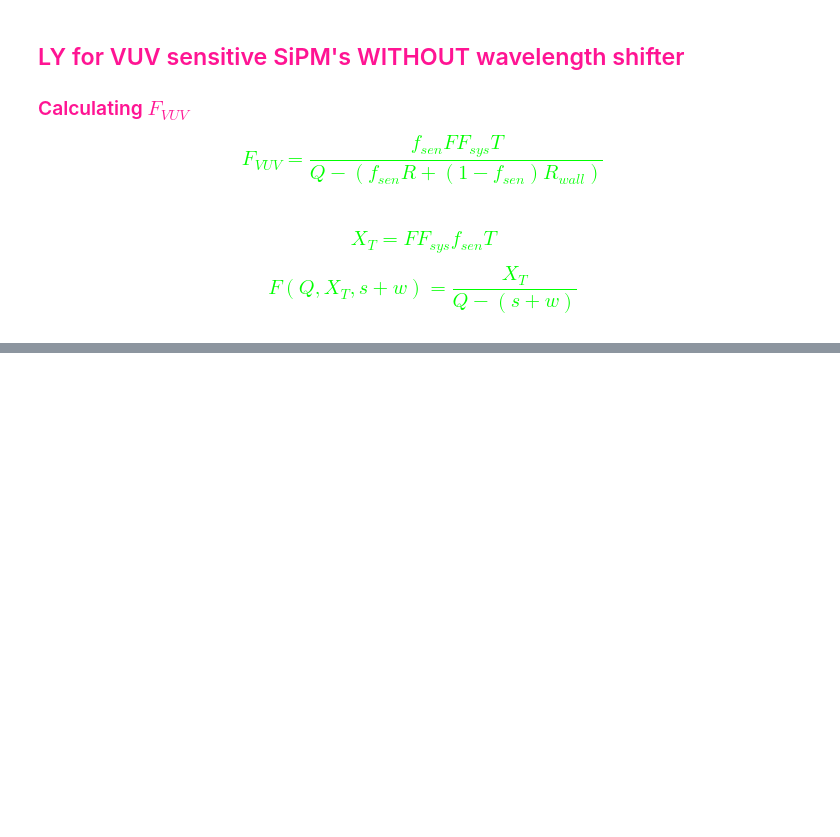
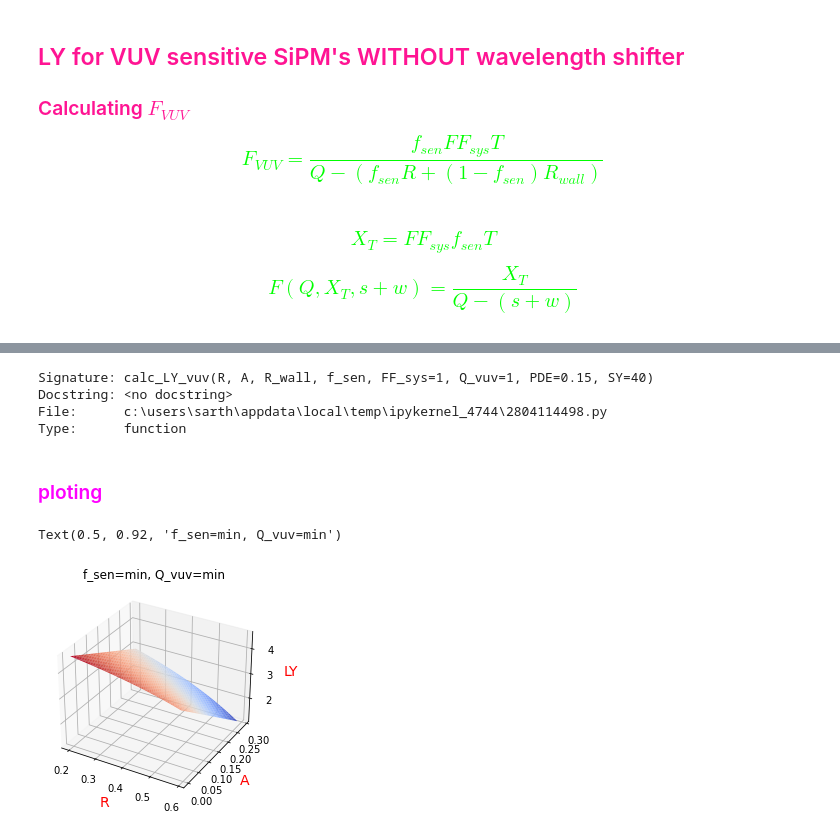
Before and after one commit to sarthchoudhary/AMELY, a Jupyter notebook: Marcin_ARGO_AMLY.ipynb, the cells around one changed output, grey strips where cells are left out. Cells and saved outputs as stored; diff of their text form; code cells hidden in the pictures; blank space fills up the shorter version.

Commit message:
added surface plots for VUV sensitive SiPM's

```diff
--- a/Marcin_ARGO_AMLY.ipynb
+++ b/Marcin_ARGO_AMLY.ipynb
@@ -1289,7 +1298,7 @@ $$ F(Q, X_T, s + w) = \frac{X_T}{Q-(s+w)} $$
 
 </span>
 # %%
-def calc_F_VUV(Q, R, A, R_wall, f_sen, FF_sys=1):
+def calc_F_vuv(Q, R, A, R_wall, f_sen, FF_sys):
     '''
     R + A + T= 1
     T = 1 - (R + A)
@@ -1389,0 +1348,22 @@ calc_LCE_VUV( 0.2, 0, 0.5, 0.1, Q_vuv=Q_vuv_ARGO)
+# %%
+calc_LY_vuv?
+# %% [output]
+Signature: calc_LY_vuv(R, A, R_wall, f_sen, FF_sys=1, Q_vuv=1, PDE=0.15, SY=40)
+Docstring: <no docstring>
+File:      c:\users\sarth\appdata\local\temp\ipykernel_4744\2804114498.py
+Type:      function
+# %%
+R = np.arange(0.2, 0.6, 0.01) # reflectance of antireflection coating on SiPM
+A = np.arange(0, 0.3, 0.01) # absorption inantireflection coating on SiPMabsorp
+R, A = np.meshgrid(R, A)
+
+R_wall_fixed = 0.97 # Ask Marcin
+
+f_sen_min = (2*np.pi*(7.05/2)**2)/(2*np.pi*(7.05/2)*( 7.05/2 + 7.05))
+f_sen_max = 1.0
+lambda_abs_min = 20
+lambda_abs_max = 100
+Q_vuv_ARGO_max = calc_Q(L_char=L_char_ARGO, lambda_abs=lambda_abs_min, lambda_R=0.97)
+Q_vuv_ARGO_min = calc_Q(L_char=L_char_ARGO, lambda_abs=lambda_abs_max, lambda_R=0.97)
+# %% [markdown]
+<h3 style = 'color: magenta'> ploting </h3>
@@ -1389,0 +1372,25 @@ calc_LCE_VUV( 0.2, 0, 0.5, 0.1, Q_vuv=Q_vuv_ARGO)
+# %%
+# fen_sen min Q_vuv min
+
+LY_11 = calc_LY_vuv(R, A, R_wall_fixed, f_sen_min, Q_vuv=Q_vuv_ARGO_min)
+LY_12 = calc_LY_vuv(R, A, R_wall_fixed, f_sen_min, Q_vuv=Q_vuv_ARGO_max)
+LY_21 = calc_LY_vuv(R, A, R_wall_fixed, f_sen_max, Q_vuv=Q_vuv_ARGO_min)
+LY_22 = calc_LY_vuv(R, A, R_wall_fixed, f_sen_max, Q_vuv=Q_vuv_ARGO_max)
+# %%
+# %matplotlib qt
+
+fig17 = plt.figure('17')
+ax17 = plt.axes(projection='3d')
+
+ax17.plot_surface(R, A, LY_11, cmap=cm.coolwarm,
+                       linewidth=0, antialiased=True, label='f_sen=min, Q_vuv=min')
+ax17.set_xlabel('R', color='red', weight='bold', fontsize='14')
+ax17.set_ylabel('A', color='red', weight='bold', fontsize='14')
+ax17.set_zlabel('LY', color='red', weight='bold', fontsize='14')
+
+# fake2Dline=lines.Line2D([0],[0], linestyle="none", c='b', marker = 'o') # just for adding legend
+# ax17.legend([fake2Dline], ['surface plot for f_sen=min, Q_vuv=min'], numpoints = 1)
+ax17.set_title('f_sen=min, Q_vuv=min')
+# %% [output]
+Text(0.5, 0.92, 'f_sen=min, Q_vuv=min')
+[figure, added]
```
Also changed, not shown: parts of 21 cells of this notebook.
